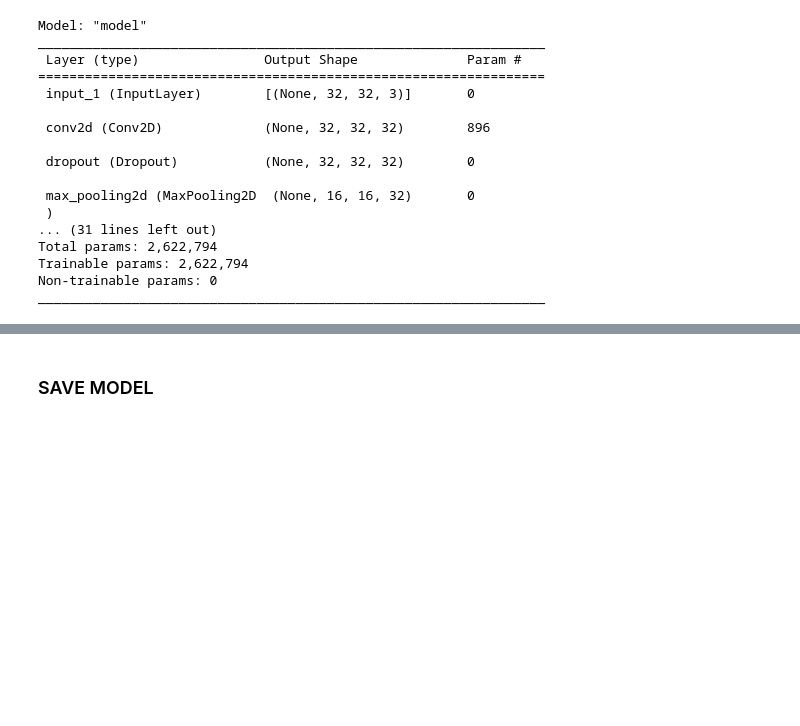
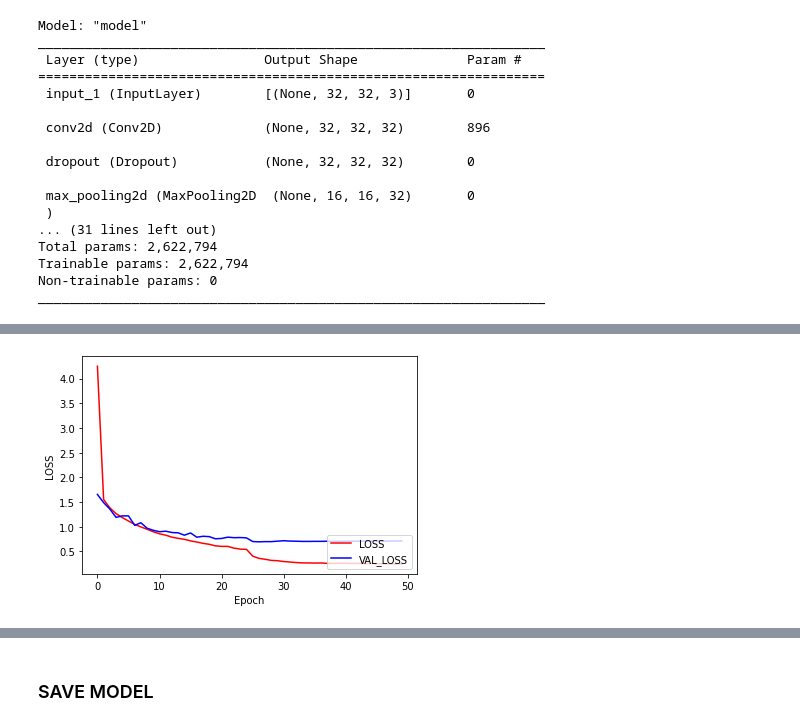
Before and after one commit to JaiswalFelipe/ITNPAI1_Assignment, a Jupyter notebook: ImageClassification.ipynb, the cells around one changed output, grey strips where cells are left out. Drawn from its saved outputs; the diff is of its cells as text; code cells hidden in the pictures; blank space fills up the shorter version.

```diff
--- a/ImageClassification.ipynb
+++ b/ImageClassification.ipynb
@@ -236,0 +298,11 @@ plt.show()
+# %%
+plt.subplot(111)
+plt.plot(history_ep50.history['loss'], 'r', label= 'LOSS')
+plt.plot(history_ep50.history["val_loss"], 'b', label= 'VAL_LOSS')
+#plt.plot(test_acc, 'r', label= 'TEST_ACC')
+plt.ylabel("LOSS")
+plt.xlabel("Epoch")
+plt.legend(loc='lower right')
+plt.show()
+# %% [output]
+[figure, added]
```
Also changed, not shown: parts of 25 cells of this notebook.
